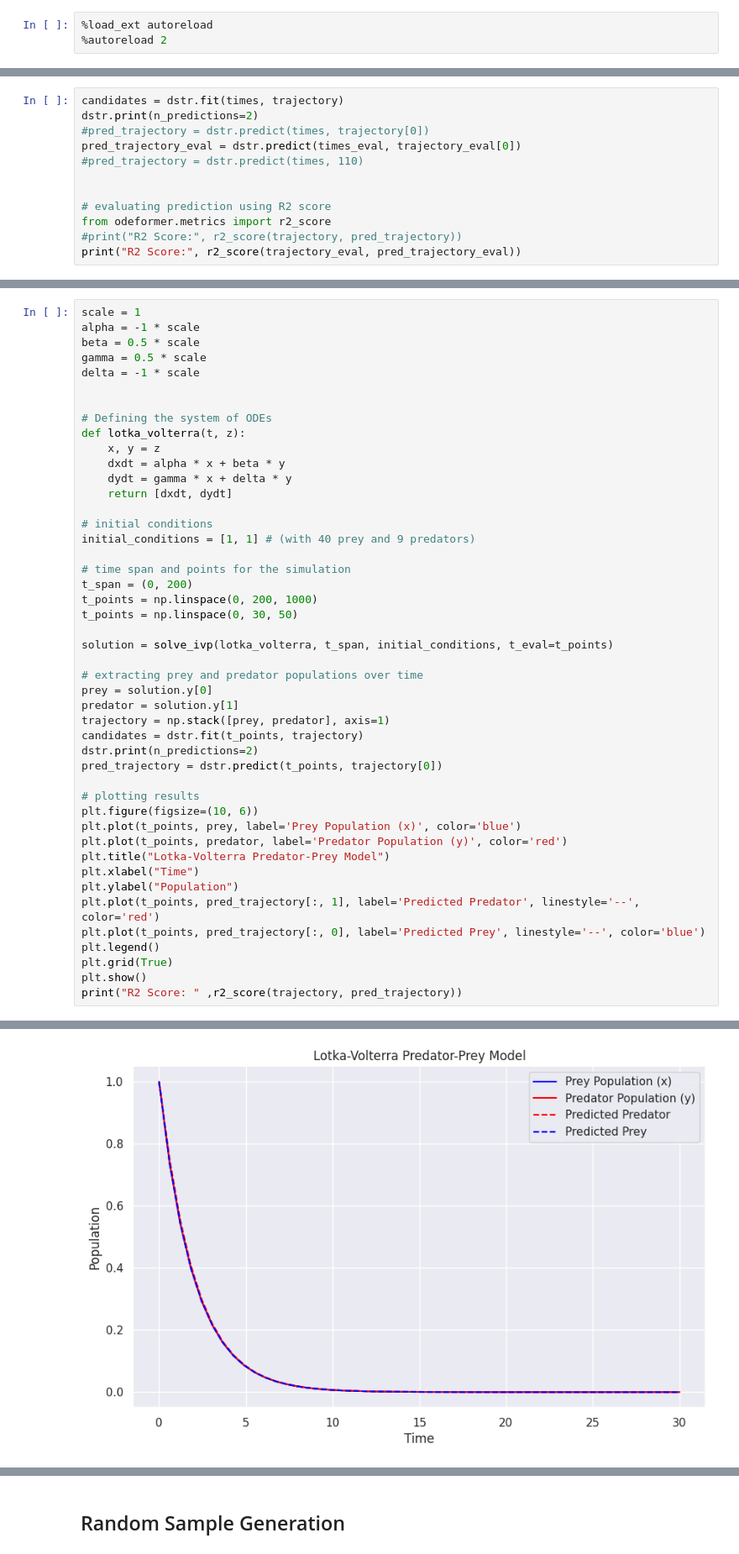
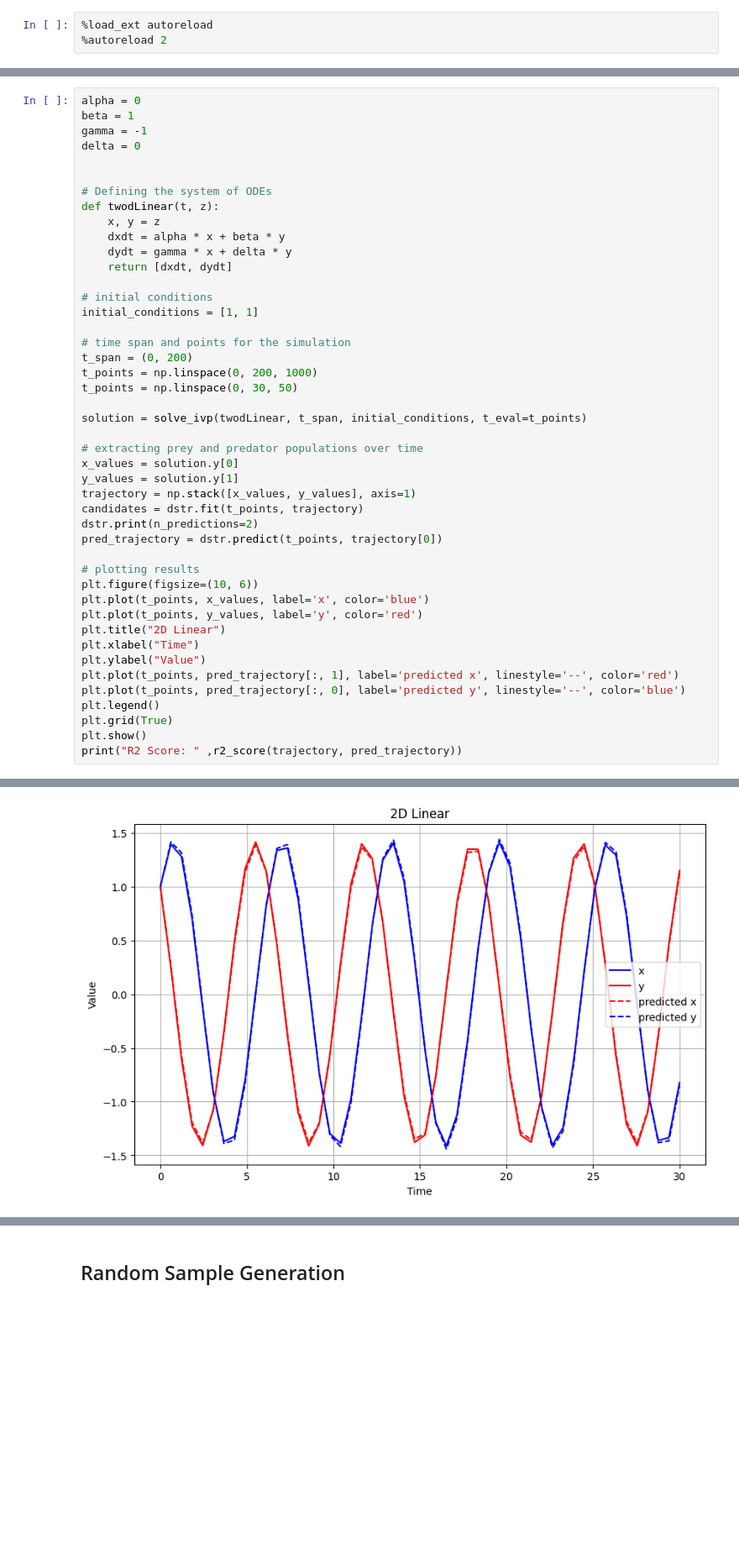
Before and after one commit to ayoakin/MIVLDE, a Jupyter notebook: subteams/LLMProbing/notebooks/2D_Linear.ipynb, the cells around one changed output, grey strips where cells are left out. Shown: that part at 84% size. Drawn from its saved outputs; the diff is of its cells as text; blank space fills up the shorter version.

```diff
--- a/subteams/LLMProbing/notebooks/2D_Linear.ipynb
+++ b/subteams/LLMProbing/notebooks/2D_Linear.ipynb
@@ -90,12 +72,0 @@ trajectory_eval = np.stack([x_0_eval, x_1_eval], axis=1)
-# %%
-candidates = dstr.fit(times, trajectory)
-dstr.print(n_predictions=2)
-#pred_trajectory = dstr.predict(times, trajectory[0])
-pred_trajectory_eval = dstr.predict(times_eval, trajectory_eval[0])
-#pred_trajectory = dstr.predict(times, 110)
-
-
-# evaluating prediction using R2 score
-from odeformer.metrics import r2_score
-#print("R2 Score:", r2_score(trajectory, pred_trajectory))
-print("R2 Score:", r2_score(trajectory_eval, pred_trajectory_eval))
@@ -124,45 +73,44 @@ plt.show()
 # %%
-scale = 1
-alpha = -1 * scale
-beta = 0.5 * scale
-gamma = 0.5 * scale
-delta = -1 * scale
+alpha = 0
+beta = 1
+gamma = -1
+delta = 0
 
 
 # Defining the system of ODEs
-def lotka_volterra(t, z):
+def twodLinear(t, z):
     x, y = z
     dxdt = alpha * x + beta * y
     dydt = gamma * x + delta * y
     return [dxdt, dydt]
 
 # initial conditions
-initial_conditions = [1, 1] # (with 40 prey and 9 predators)
+initial_conditions = [1, 1]
 
 # time span and points for the simulation
 t_span = (0, 200)
 t_points = np.linspace(0, 200, 1000)
 t_points = np.linspace(0, 30, 50)
 
-solution = solve_ivp(lotka_volterra, t_span, initial_conditions, t_eval=t_points)
+solution = solve_ivp(twodLinear, t_span, initial_conditions, t_eval=t_points)
 
 # extracting prey and predator populations over time
-prey = solution.y[0]
-predator = solution.y[1]
-trajectory = np.stack([prey, predator], axis=1)
+x_values = solution.y[0]
+y_values = solution.y[1]
+trajectory = np.stack([x_values, y_values], axis=1)
 candidates = dstr.fit(t_points, trajectory)
 dstr.print(n_predictions=2)
 pred_trajectory = dstr.predict(t_points, trajectory[0])
 
 # plotting results
 plt.figure(figsize=(10, 6))
-plt.plot(t_points, prey, label='Prey Population (x)', color='blue')
-plt.plot(t_points, predator, label='Predator Population (y)', color='red')
-plt.title("Lotka-Volterra Predator-Prey Model")
+plt.plot(t_points, x_values, label='x', color='blue')
+plt.plot(t_points, y_values, label='y', color='red')
+plt.title("2D Linear")
 plt.xlabel("Time")
-plt.ylabel("Population")
-plt.plot(t_points, pred_trajectory[:, 1], label='Predicted Predator', linestyle='--', color='red')
-plt.plot(t_points, pred_trajectory[:, 0], label='Predicted Prey', linestyle='--', color='blue')
+plt.ylabel("Value")
+plt.plot(t_points, pred_trajectory[:, 1], label='predicted x', linestyle='--', color='red')
+plt.plot(t_points, pred_trajectory[:, 0], label='predicted y', linestyle='--', color='blue')
 plt.legend()
 plt.grid(True)
 plt.show()
@@ -175 +123 @@ x_1' = 0.6798 * x_0 + -1.2012 * x_1
-[figure, old version]
+[figure, new version]
```
Also changed, not shown: parts of 60 cells of this notebook.
